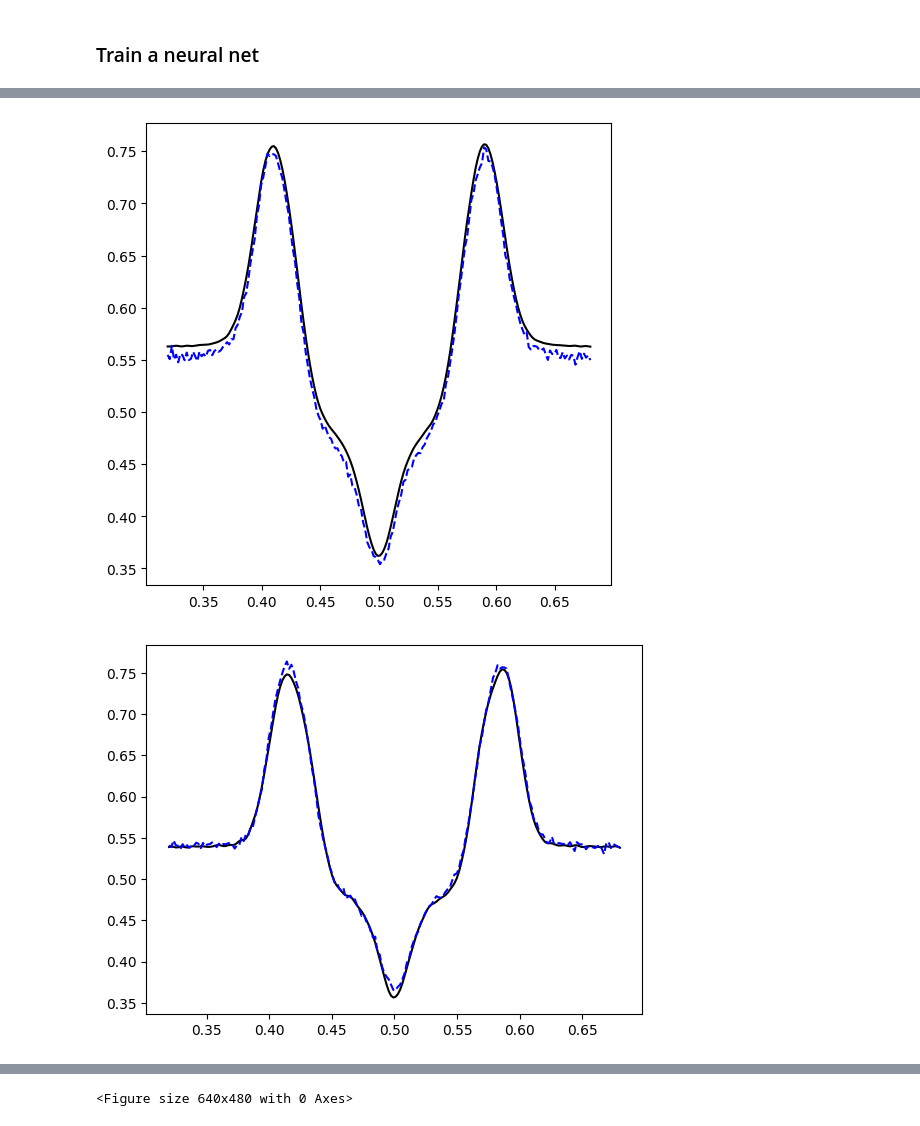
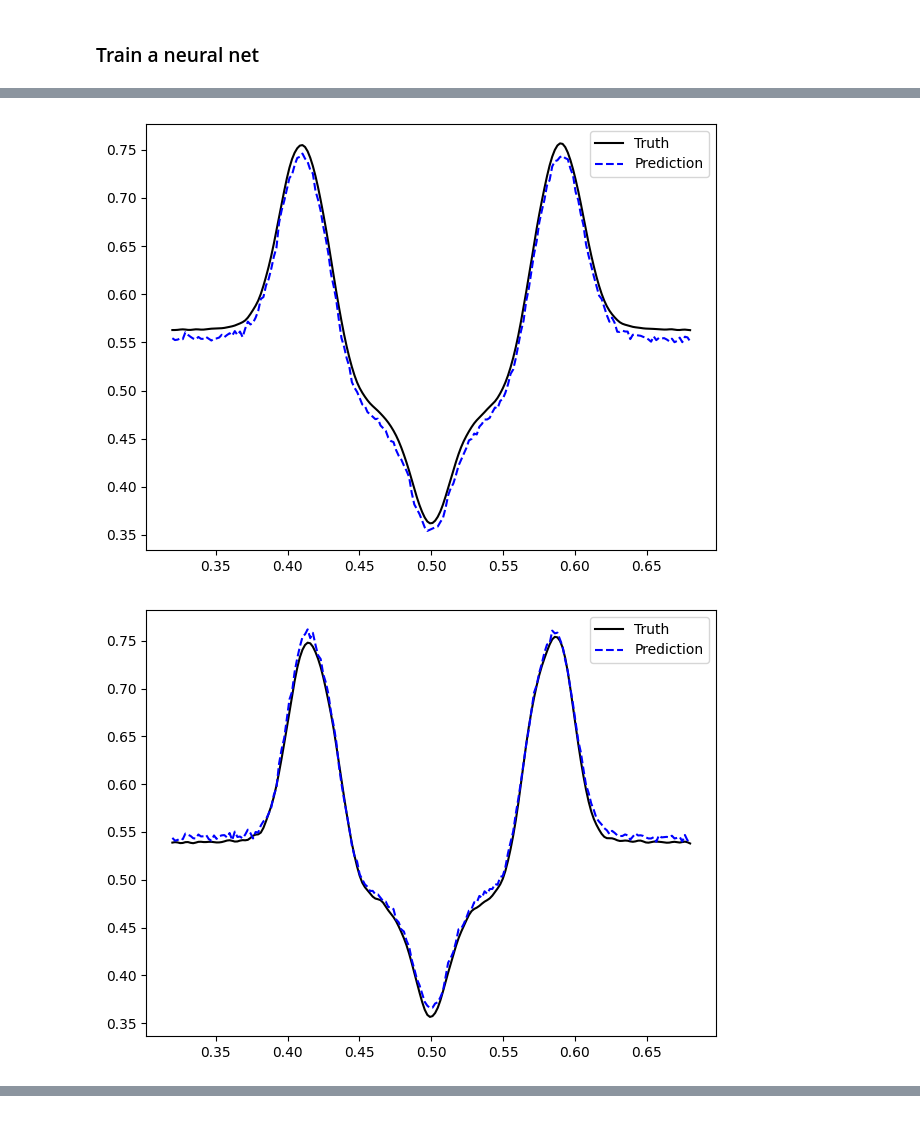
Before and after one commit to Simula-Consulting/NMRlipids, a Jupyter notebook: FormFactor_to_TotalDensity_model_training_walkthrough.ipynb, the cells around one changed output, grey strips where cells are left out. Saved outputs shown, nothing was run; the diff lists cells and outputs as text; code cells hidden in the pictures.

Commit message:
Add type hints to functions, suppress warnings

```diff
--- a/FormFactor_to_TotalDensity_model_training_walkthrough.ipynb
+++ b/FormFactor_to_TotalDensity_model_training_walkthrough.ipynb
@@ -59,11 +67,14 @@ all_ff = []
 all_td_x = []
 all_td_y = []
 
+# Complete data should have form factors of length 1000
+required_form_factor_length = 1000
+
 # Load form factors and total densities
 for system in systems:
     FFsim, TDsim = getFormFactorAndTotalDensityPair(system)
 
-    if isinstance(FFsim, list) and isinstance(TDsim, list) and len(FFsim) == 1000:
+    if isinstance(FFsim, list) and isinstance(TDsim, list) and len(FFsim) == required_form_factor_length:
         ff = np.array([elem[1] for elem in FFsim])
         all_ff.append(ff)
 
@@ -304,26 +283,17 @@ train_output
 ### Train a neural net
 # %%
 general_start_time = time.time()
-
-# Callbacks are separate functions for chancing behavior of training.
-# In this case we only use EarlyStopping, which stops training, when
-# the validation loss doesn't become smaller after 100 epochs.
-# Then the best weights from previous epochs are saved into a model
-callbacks = [EarlyStopping(monitor='val_loss',
-                       mode='min',
-                       patience=100,
-                       restore_best_weights=True)]
 
 # This defines an Amsgrad variant of the Adam optimizer. Usually some variant
 # of Adam is first used to give an idea for performance, before other optimizers are used
 Adam = tf.keras.optimizers.Adam(amsgrad=True)
 
-# This defines the given input to be a 1000 long vector
-inputs = keras.Input(shape=(1000,))
+# This defines the given input to be a required_form_factor_length long vector
+inputs = keras.Input(shape=(required_form_factor_length,))
 
-# This defines a regular neural network layer of 1000 neurons using the activation function called reLu.
+# This defines a regular neural network layer of required_form_factor_length neurons using the activation function called reLu.
 # ReLu is also usually used to give an idea for perfomrance, before other activation functions are used
-x = layers.Dense(1000, activation='relu')(inputs)
+x = layers.Dense(required_form_factor_length, activation='relu')(inputs)
 
 # This defines an output layer, which is a regular neural network layer of 200 neurons using the
 # linear activation function, which means all neurons are activated with their weighted outputs.
@@ -343,7 +313,7 @@ model.compile(optimizer=Adam, loss='mean_absolute_error')
 # The given batch size divides the available training data of 490 into 128,128,128 and 106 separate batches
 # that are used to train the network. Larger batch sizes make the network converge faster, while smaller batch sizes
 # make the network updates more granural, increasing the used time
-history = model.fit(train_input, train_output, batch_size=128, epochs=1500, validation_split=0.2, callbacks=callbacks, verbose=0)
+history = model.fit(train_input, train_output, batch_size=128, epochs=1500, validation_split=0.2, callbacks=[EarlyStopping(monitor='val_loss', mode='min', patience=100, restore_best_weights=True)], verbose=0)
 
 # Time use
 general_end_time = time.time()
@@ -353,4 +323,6 @@ Used time: 14.596407890319824 seconds
 # %%
 # Plot the training history of the model
-plot_training_trajectory(history)
+fig, ax = plt.subplots()
+ax = plot_training_trajectory(ax, history)
+plt.show()
 # %% [output]
@@ -358,14 +330,12 @@ plot_training_trajectory(history)
 # %%
-# Compare predictions to truth
+# Compare predictions to truth for five randomly chosen test cases
 predictions = model.predict(test_input)
-#print(test_output.index) # Index has not been reset so the original ones are maintained
-#print(test_output.values)
 random_test_indices = rng.integers(low=0, high=N_test, size=6)
-plt.figure(figsize=(6, 6))
 for idx in random_test_indices:
-    plt.plot(uniform_x_range, test_output.values[idx], color="k", linestyle="-")
-    plt.plot(uniform_x_range, predictions[idx], color="b", linestyle="--")
+    fig, ax = plt.subplots()
+    ax.plot(uniform_x_range, test_output.values[idx], color="k", linestyle="-", label="Truth")
+    ax.plot(uniform_x_range, predictions[idx], color="b", linestyle="--", label="Prediction")
+    plt.legend(loc="upper right")
+    plt.tight_layout()
     plt.show()
-plt.tight_layout()
-plt.show()
 # %% [output]
@@ -373,2 +343,2 @@ plt.show()
-[figure, old version]
+[figure, new version]
-[figure, old version]
+[figure, new version]
@@ -379 +348,0 @@ plt.show()
-<Figure size 640x480 with 0 Axes>
```
Also changed, not shown: parts of 16 cells of this notebook, 4 other files.
